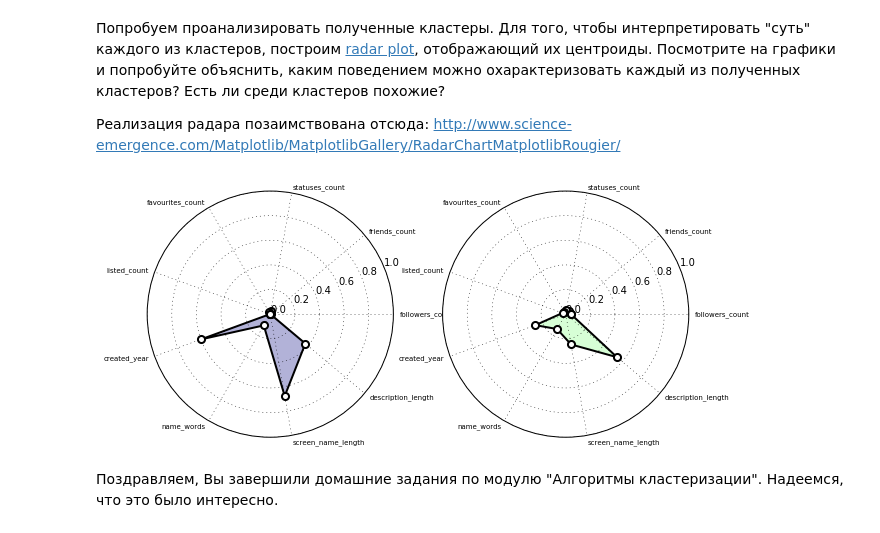
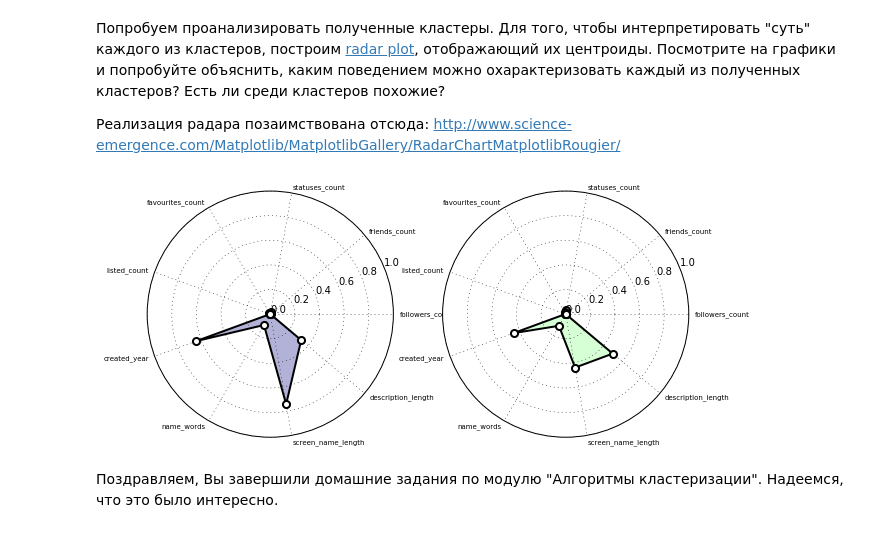
Before and after one commit to ekrivenkov/technosphere_data_mining, a Jupyter notebook: homework-3-krivenkov-egor.ipynb, the cells around one changed output. Cells and saved outputs as stored; diff of their text form; code cells hidden in the pictures.

```diff
--- a/homework-3-krivenkov-egor.ipynb
+++ b/homework-3-krivenkov-egor.ipynb
@@ -297,35 +318,35 @@ def radar(centroid, features, axes, color):
 
     # Draw ytick labels to make sure they fit properly
     for i in range(len(features)):
         angle_rad = i/float(len(features))*2*np.pi
         angle_deg = i/float(len(features))*360
         ha = "right"
         if angle_rad < np.pi/2 or angle_rad > 3*np.pi/2: ha = "left"
         plt.text(angle_rad, 1.05, features[i], size=7, horizontalalignment=ha, verticalalignment="center")
 
 # Some additiola imports
 import matplotlib
 import matplotlib.path as path
 import matplotlib.pyplot as plt
 import matplotlib.patches as patches
 
 # Choose some nice colors
 matplotlib.rc('axes', facecolor = 'white')
 # Make figure background the same colors as axes
 fig = plt.figure(figsize=(15, 15), facecolor='white')
 
 cm = pl.get_cmap('jet')
 
-clusters = np.unique(y1)
+clusters = np.unique(y3)
 for j, cluster in enumerate(clusters):
-    x_c = sample1[y1 == cluster]
+    x_c = sample3[y3 == cluster]
     centroid = x_c.mean(axis=0)
     # Use a polar axes
     axes = plt.subplot(3, 3, j + 1, polar=True)
     radar(centroid, data_df.columns.values, axes, cm(1.0 * j / k))
 
 plt.show()
 # %% [output]
-[figure, old version]
+[figure, new version]
 # %% [markdown]
 Поздравляем, Вы завершили домашние задания по модулю "Алгоритмы кластеризации". Надеемся, что это было интересно.
```
Also changed, not shown: parts of 2 cells of this notebook.
